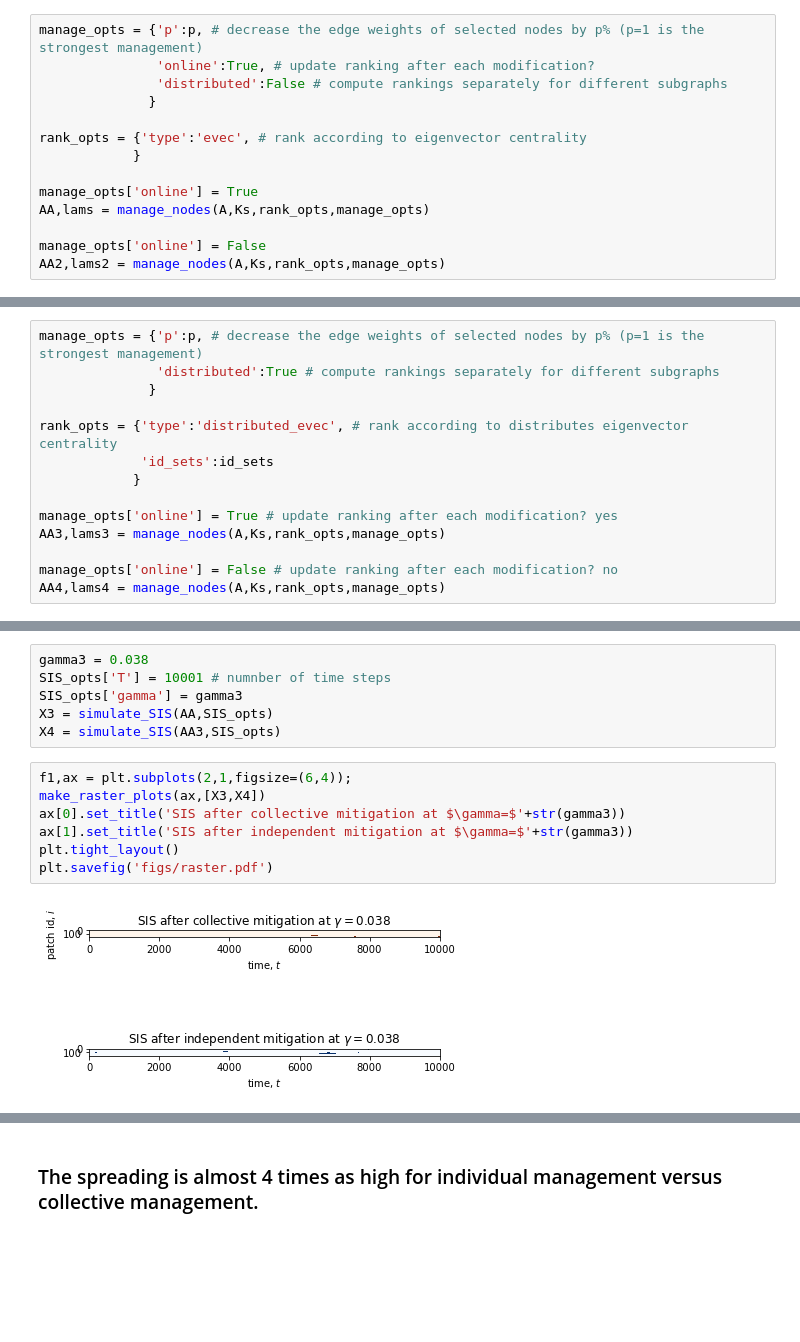
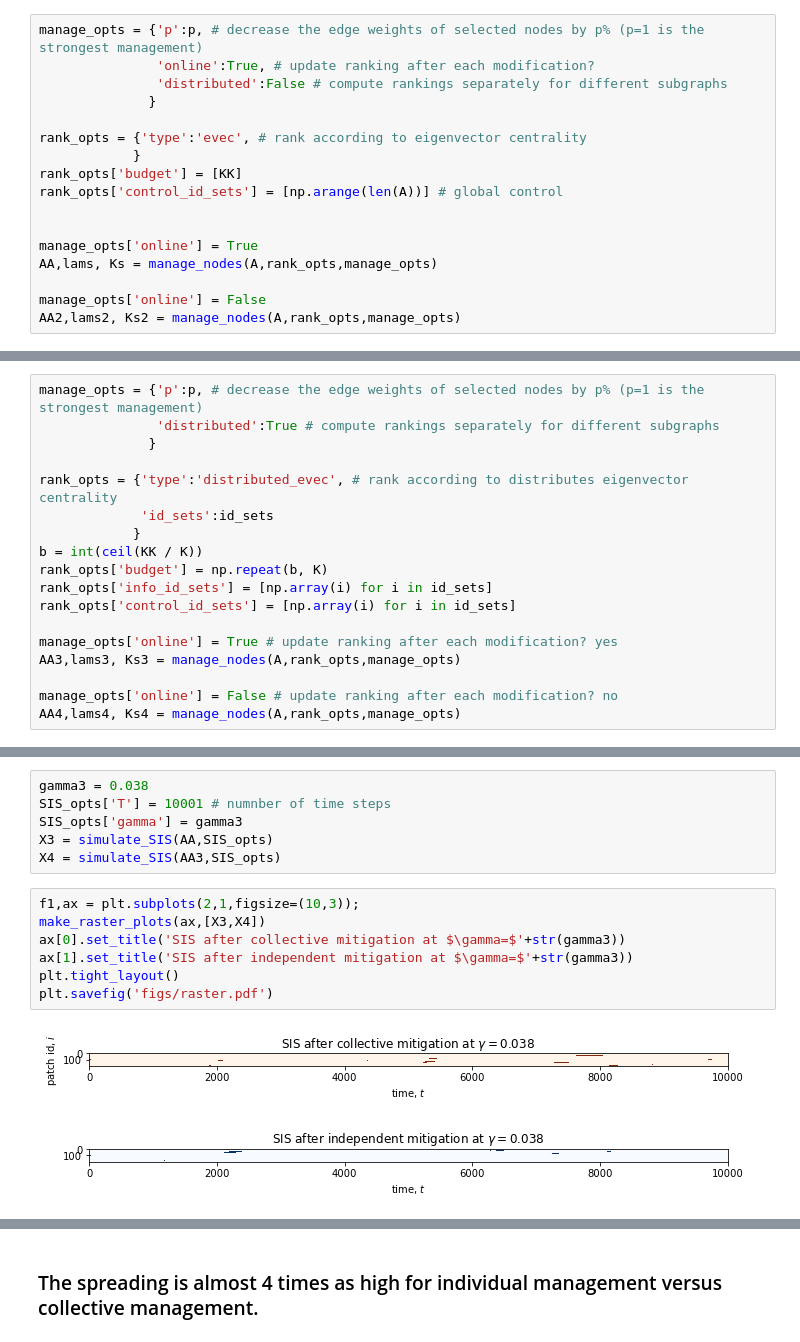
Before and after one commit to ashander/sesync, a Jupyter notebook: exp1_spectral_management_examples.ipynb, the cells around one changed output, grey strips where cells are left out. Drawn from its saved outputs; the diff is of its cells as text; blank space fills up the shorter version.

```diff
--- a/exp1_spectral_management_examples.ipynb
+++ b/exp1_spectral_management_examples.ipynb
@@ -197,12 +198,15 @@ manage_opts = {'p':p, # decrease the edge weights of selected nodes by p% (p=1 i
 
 rank_opts = {'type':'evec', # rank according to eigenvector centrality
             }
+rank_opts['budget'] = [KK]
+rank_opts['control_id_sets'] = [np.arange(len(A))] # global control
+
 
 manage_opts['online'] = True
-AA,lams = manage_nodes(A,Ks,rank_opts,manage_opts)
+AA,lams, Ks = manage_nodes(A,rank_opts,manage_opts)
 
 manage_opts['online'] = False
-AA2,lams2 = manage_nodes(A,Ks,rank_opts,manage_opts)
+AA2,lams2, Ks2 = manage_nodes(A,rank_opts,manage_opts)
 # %%
 #plot(arange(K),lams[0]*np.ones(K),'k:')
 plt.plot(Ks,lams,'k')
@@ -237,12 +241,16 @@ manage_opts = {'p':p, # decrease the edge weights of selected nodes by p% (p=1 i
 rank_opts = {'type':'distributed_evec', # rank according to distributes eigenvector centrality
              'id_sets':id_sets
             }
+b = int(ceil(KK / K))
+rank_opts['budget'] = np.repeat(b, K)
+rank_opts['info_id_sets'] = [np.array(i) for i in id_sets]
+rank_opts['control_id_sets'] = [np.array(i) for i in id_sets]
 
 manage_opts['online'] = True # update ranking after each modification? yes
-AA3,lams3 = manage_nodes(A,Ks,rank_opts,manage_opts)
+AA3,lams3, Ks3 = manage_nodes(A,rank_opts,manage_opts)
 
 manage_opts['online'] = False # update ranking after each modification? no
-AA4,lams4 = manage_nodes(A,Ks,rank_opts,manage_opts)
+AA4,lams4, Ks4 = manage_nodes(A,rank_opts,manage_opts)
 # %%
 f1,ax = plt.subplots(1,1,figsize=(6,4));
 
@@ -285,14 +293,14 @@ SIS_opts['gamma'] = gamma3
 X3 = simulate_SIS(AA,SIS_opts)
 X4 = simulate_SIS(AA3,SIS_opts)
 # %%
-f1,ax = plt.subplots(2,1,figsize=(6,4));
+f1,ax = plt.subplots(2,1,figsize=(10,3));
 make_raster_plots(ax,[X3,X4])
 ax[0].set_title('SIS after collective mitigation at $\gamma=$'+str(gamma3))
 ax[1].set_title('SIS after independent mitigation at $\gamma=$'+str(gamma3))
 plt.tight_layout()
 plt.savefig('figs/raster.pdf')
 # %% [output]
-[figure, old version]
+[figure, new version]
 # %%
 print(np.mean(X4)/np.mean(X3))
 # %% [output]
```
Also changed, not shown: parts of 13 cells of this notebook, 8 other files.
